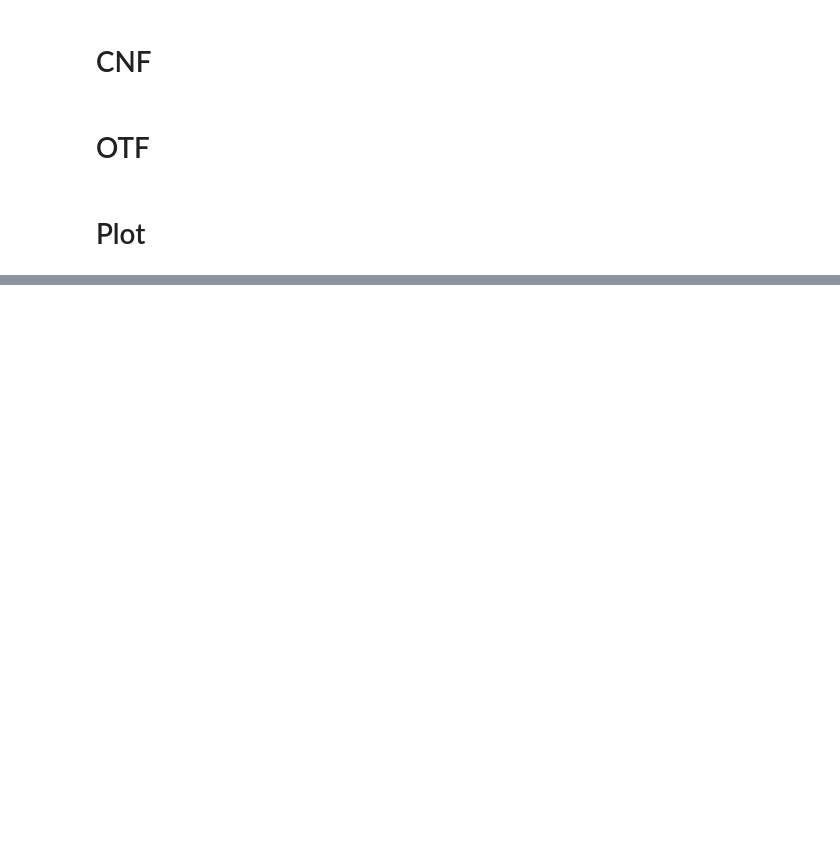
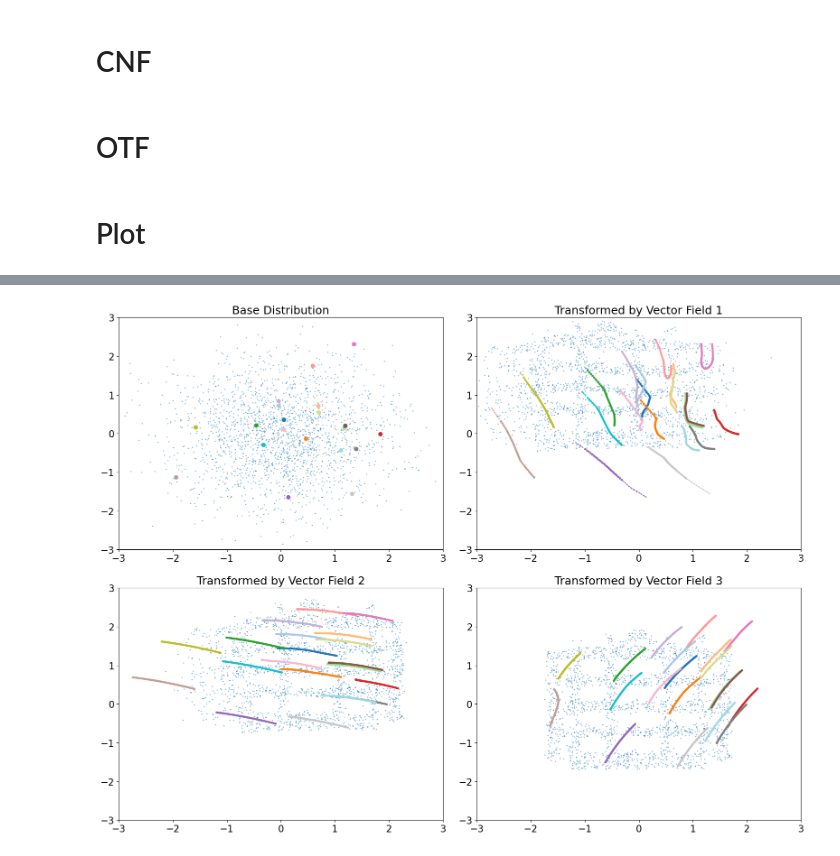
Before and after one commit to moritzp23/Normalizing-Flows, a Jupyter notebook: plot_continous_models.ipynb, the cells around one changed output, grey strips where cells are left out. Saved outputs shown, nothing was run; the diff lists cells and outputs as text; code cells hidden in the pictures; blank space fills up the shorter version.

Commit message:
Add files via upload
added plots

```diff
--- a/plot_continous_models.ipynb
+++ b/plot_continous_models.ipynb
@@ -132,24 +136,26 @@ plt.rcParams['ytick.labelsize']= 15
 # %%
 fig3, ax3 = plt.subplots(2,2,figsize=(16,12))
 for i in range(4):
     row = i // 2
     col = i % 2
-    ax3[row, col].scatter(*stepwise_sample_otf[i].T, s=0.2)
+    ax3[row, col].scatter(*stepwise_sample_cnf[i].T, s=0.2)
 
     if i > 0:
         ax3[row, col].set_title(f'Transformed by Vector Field {i}')
         for j_sample in range(20):
             x,y = stepwise_sample_interm_cnf[i][j_sample].T
             ax3[row, col].quiver(x[:-1], y[:-1], x[1:]-x[:-1], y[1:]-y[:-1],
                                 scale_units='xy',
                                 angles='xy',
                                 scale=1.,
                                 color=colors[j_sample])
 
 ax3[0, 0].set_title(f'Base Distribution')
 ax3[0, 0].scatter(*sample_colors.T, c=colors)
 plt.tight_layout(h_pad=2)
 plt.setp(ax3, xlim=(-3,3), ylim=(-3,3));
+# %% [output]
+[figure, added]
 # %%
 fig3.savefig('continous_comparision_cnf.png', bbox_inches='tight')
 # %%
```
Also changed, not shown: parts of 3 cells of this notebook, 1 other file.
